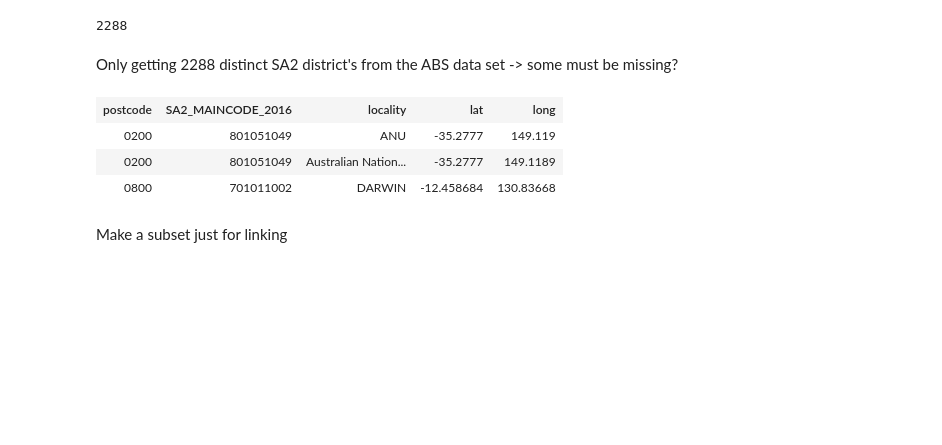
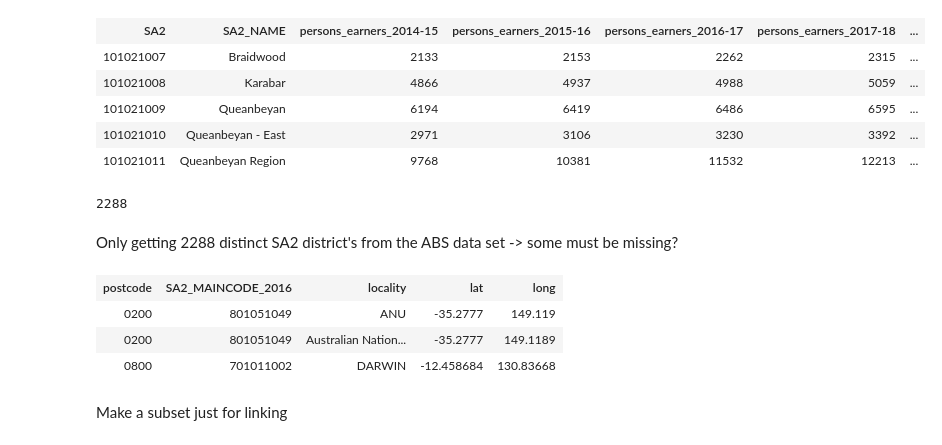
Before and after one commit to MAST30034-Applied-Data-Science/generic-buy-now-pay-later-project-group-56-bnlp, a Jupyter notebook: notebooks/personal_nb/noah_nb.ipynb, the cells around one changed output. Drawn from its saved outputs; the diff is of its cells as text; code cells hidden in the pictures; blank space fills up the shorter version.

```diff
--- a/notebooks/personal_nb/noah_nb.ipynb
+++ b/notebooks/personal_nb/noah_nb.ipynb
@@ -13,3 +25,6 @@ spark = (
 # %%
 # Load income by SA2 df
 income_by_sa2 = spark.read.parquet('../../data/tables/income_by_sa2.parquet')
+# %%
+income_by_sa2.limit(5)
+# %% [output]
@@ -16,3 +32,9 @@ income_by_sa2 = spark.read.parquet('../../data/tables/income_by_sa2.parquet')
+| SA2 | SA2_NAME | persons_earners_2014-15 | persons_earners_2015-16 | persons_earners_2016-17 | persons_earners_2017-18 | ... |
+| 101021007 | Braidwood | 2133 | 2153 | 2262 | 2315 | ... |
+| 101021008 | Karabar | 4866 | 4937 | 4988 | 5059 | ... |
+| 101021009 | Queanbeyan | 6194 | 6419 | 6486 | 6595 | ... |
+| 101021010 | Queanbeyan - East | 2971 | 3106 | 3230 | 3392 | ... |
+| 101021011 | Queanbeyan Region | 9768 | 10381 | 11532 | 12213 | ... |
 # %%
 transactions = spark.read.parquet('../../data/curated/process_data.parquet')
 # %%
```
Also changed, not shown: parts of 5 cells of this notebook, 6 other files.
